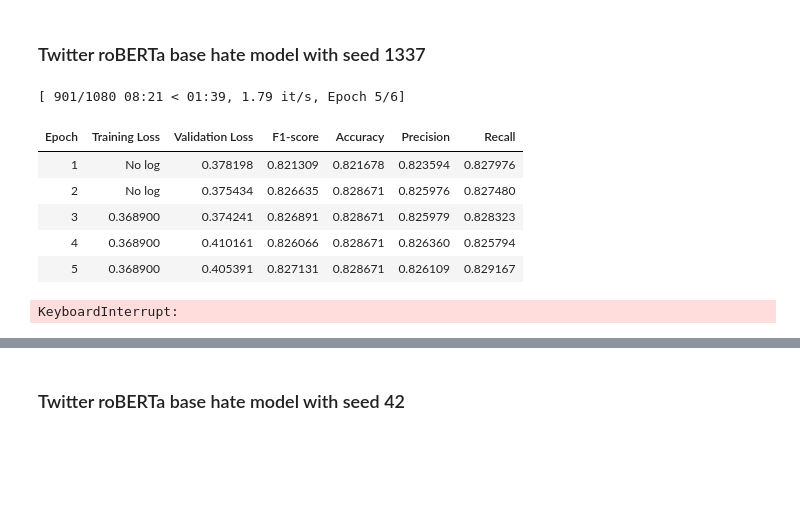
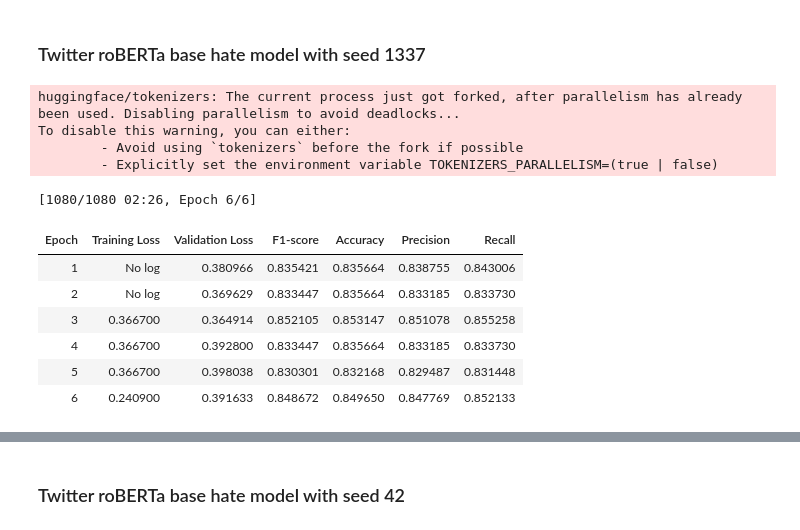
Before and after one commit to MatteoFasulo/Sexism-detection, a Jupyter notebook: assignment_1.ipynb, the cells around one changed output, grey strips where cells are left out. Cells and saved outputs as stored; diff of their text form; code cells hidden in the pictures; blank space fills up the shorter version.

```diff
--- a/assignment_1.ipynb
+++ b/assignment_1.ipynb
@@ -91,6 +91,7 @@ class SexismDetector:
         self.SEED = 1337
         self.DATA_FOLDER = Path('data')
         self.MODEL_FOLDER = Path('models')
+        self.IMG_FOLDER = Path('images')
         self.columns_to_maintain = ['id_EXIST', 'lang', 'tweet', 'hard_label_task1']
         self.UNK_TOKEN = '[UNK]'
         self.PAD_TOKEN = '[PAD]'
@@ -345,7 +346,7 @@ class SexismDetector:
             except KeyError:
                 try:
                     # Handle missing token in embedding model
-                    top_5_most_frequent = co_occurrence_df.loc[token].sort_values(ascending=False).index.tolist()[:5]
+                    top_5_most_frequent = co_occurrence_df.loc[token].sort_values(ascending=False).index.tolist()[:5] # Get the top 5 most frequent co-occurring words
 
                     # Filter words that are in the embedding model
                     valid_words = [word for word in top_5_most_frequent if word in emb_model.key_to_index]
@@ -856,7 +851,6 @@ class LSTM_network():
         Args:
             seed (int): The seed value to set for random number generation.
         """
-        os.environ["CUBLAS_WORKSPACE_CONFIG"] = ":4096:8"
         torch.cuda.manual_seed(seed)
         np.random.seed(seed)
 
@@ -1021,12 +1015,18 @@ class LSTM_network():
 
     def plot_history(self):
         if self.trained:
-            fig, axes = plt.subplots(1, 3, figsize=(18, 5))
+            _, axes = plt.subplots(1, 3, figsize=(18, 5))
             baseline_model_name = self.history['model'] == self.name
             self.history[baseline_model_name].plot(x='epoch', y=['train_loss', 'val_loss'], title='Loss', ax=axes[0])
             self.history[baseline_model_name].plot(x='epoch', y=['train_acc', 'val_acc'], title='Accuracy', ax=axes[1])
             self.history[baseline_model_name].plot(x='epoch', y='learning_rate', title='Learning Rate', ax=axes[2], logy=True)
 
+            # Save the image inside the images folder
+            if not detector.IMG_FOLDER.exists():
+                detector.IMG_FOLDER.mkdir(parents=True)
+                print(f"Created folder {detector.IMG_FOLDER}.")
+            plt.savefig(detector.IMG_FOLDER / f'{self.name}_history.svg', format='svg')
+
             plt.tight_layout()
             plt.show()
         else:
@@ -1240,7 +1197,10 @@ test_data = Dataset.from_pandas(test)
 model_card = 'cardiffnlp/twitter-roberta-base-hate'
 
 # Get the tokenizer
-tokenizer = AutoTokenizer.from_pretrained(model_card, use_Fast=True)
+tokenizer = AutoTokenizer.from_pretrained(model_card, use_Fast=False)
+
+def preprocess_text(texts):
+    return tokenizer(texts['tweet'])
 
 # Select the right column
 train_data = train_data.map(preprocess_text, batched=True)
@@ -1297,19 +1304,23 @@ def twitter_roberta_base(model_card: str, seed: int, class_weights: torch.Tensor
 # %%
 twitter_roberta_base(
     model_card = model_card,
     seed = 1337,
     class_weights = class_weights_tensor,
     train_data = train_data,
-    val_data = val_data,
     test_data = test_data,
-    data_collator = data_collator
+    data_collator = data_collator,
+    device=device
 )
 # %% [output]
-[ 901/1080 08:21 < 01:39, 1.79 it/s, Epoch 5/6]
+huggingface/tokenizers: The current process just got forked, after parallelism has already been used. Disabling parallelism to avoid deadlocks...
+To disable this warning, you can either:
+        - Avoid using `tokenizers` before the fork if possible
+        - Explicitly set the environment variable TOKENIZERS_PARALLELISM=(true | false)
+[1080/1080 02:26, Epoch 6/6]
 | Epoch | Training Loss | Validation Loss | F1-score | Accuracy | Precision | Recall |
-| 1 | No log | 0.378198 | 0.821309 | 0.821678 | 0.823594 | 0.827976 |
-| 2 | No log | 0.375434 | 0.826635 | 0.828671 | 0.825976 | 0.827480 |
-| 3 | 0.368900 | 0.374241 | 0.826891 | 0.828671 | 0.825979 | 0.828323 |
-| 4 | 0.368900 | 0.410161 | 0.826066 | 0.828671 | 0.826360 | 0.825794 |
-| 5 | 0.368900 | 0.405391 | 0.827131 | 0.828671 | 0.826109 | 0.829167 |
+| 1 | No log | 0.380966 | 0.835421 | 0.835664 | 0.838755 | 0.843006 |
+| 2 | No log | 0.369629 | 0.833447 | 0.835664 | 0.833185 | 0.833730 |
+| 3 | 0.366700 | 0.364914 | 0.852105 | 0.853147 | 0.851078 | 0.855258 |
+| 4 | 0.366700 | 0.392800 | 0.833447 | 0.835664 | 0.833185 | 0.833730 |
+| 5 | 0.366700 | 0.398038 | 0.830301 | 0.832168 | 0.829487 | 0.831448 |
+| 6 | 0.240900 | 0.391633 | 0.848672 | 0.849650 | 0.847769 | 0.852133 |
-KeyboardInterrupt:
```
Also changed, not shown: parts of 20 cells of this notebook, 6 other files.
